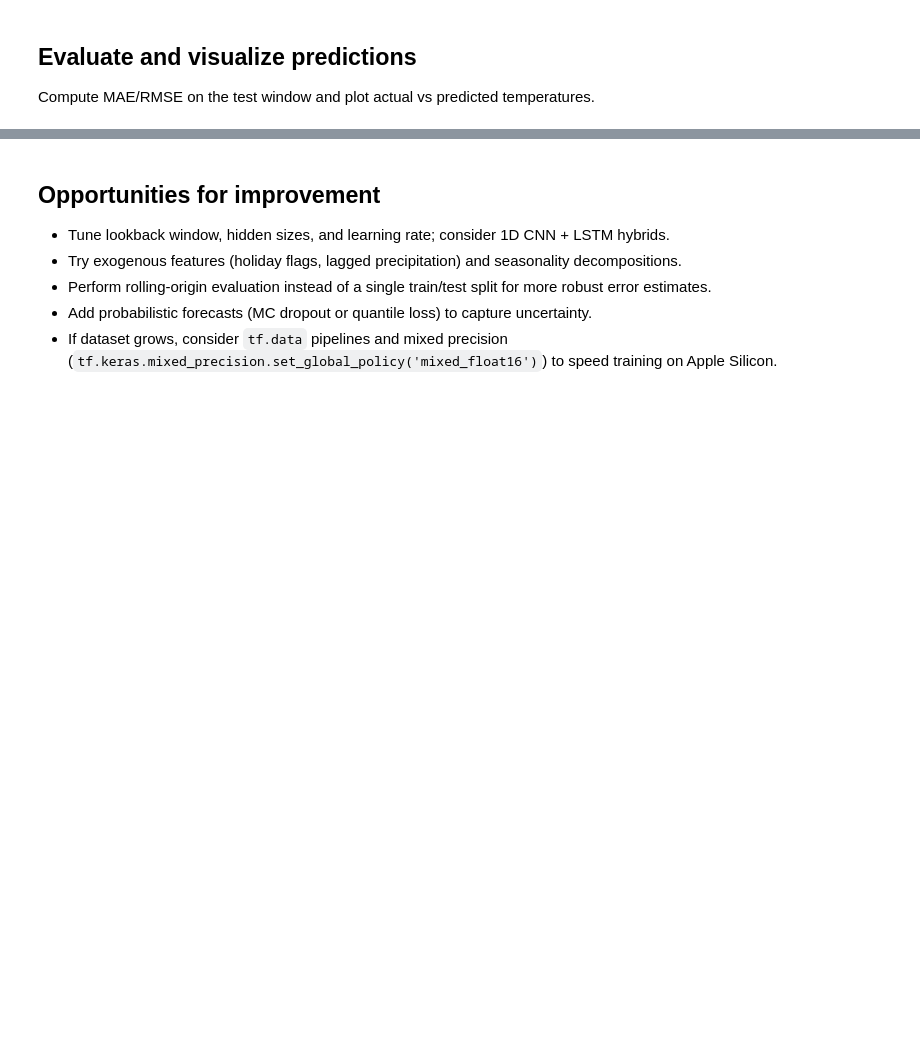
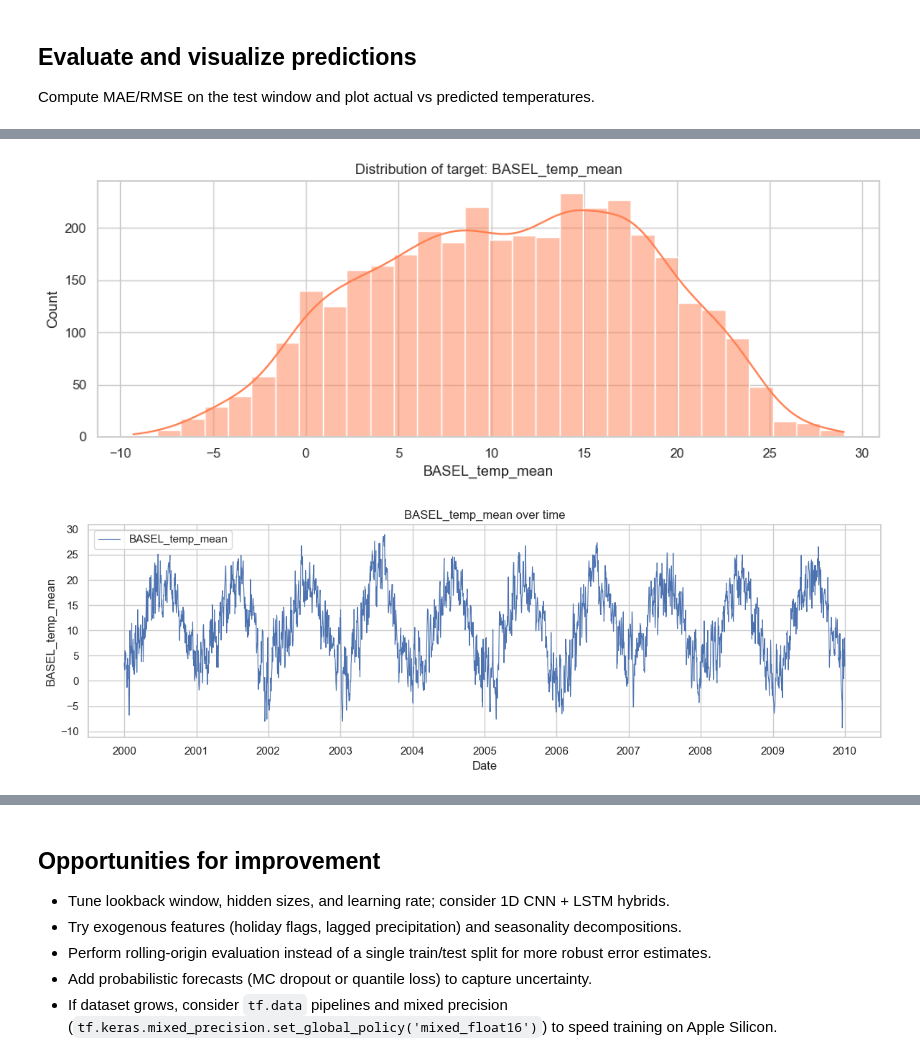
Before and after one commit to sebastian-shirazi/ds3001-final, a Jupyter notebook: weather-prediction-LSTM.ipynb, the cells around one changed output, grey strips where cells are left out. Drawn from its saved outputs; the diff is of its cells as text; code cells hidden in the pictures; blank space fills up the shorter version.

```diff
--- a/weather-prediction-LSTM.ipynb
+++ b/weather-prediction-LSTM.ipynb
@@ -359,0 +292,78 @@ plt.show()
+# %%
+# Predict on the hold-out set and invert scaling
+y_pred_scaled = model.predict(X_test)
+y_pred = target_scaler.inverse_transform(y_pred_scaled).flatten()
+y_true = target_scaler.inverse_transform(y_test.reshape(-1, 1)).flatten()
+
+mae = mean_absolute_error(y_true, y_pred)
+try:
+    rmse = mean_squared_error(y_true, y_pred, squared=False)
+except TypeError:  # compatibility with older scikit-learn
+    rmse = np.sqrt(mean_squared_error(y_true, y_pred))
+r2 = r2_score(y_true, y_pred)
+
+print({"MAE": mae, "RMSE": rmse, "R2": r2})
+
+# Time series plot with proper date formatting
+plt.figure(figsize=(10, 4))
+sns.histplot(df[target_col], bins=30, kde=True, color="coral")
+plt.title(f"Distribution of target: {target_col}")
+plt.xlabel(target_col)
+plt.ylabel("Count")
+plt.tight_layout()
+plt.show()
+
+# Time series with proper date formatting
+fig, ax = plt.subplots(figsize=(12, 4))
+if date_col in df.columns:
+    date_vals = pd.to_datetime(df[date_col], format="%Y%m%d", errors="coerce")
+    ax.plot(date_vals, df[target_col], label=target_col, linewidth=0.8)
+    ax.set_xlabel("Date")
+    # Format dates as year (e.g., 2008)
+    ax.xaxis.set_major_locator(mdates.YearLocator())
+    ax.xaxis.set_major_formatter(mdates.DateFormatter('%Y'))
+    ax.xaxis.set_minor_locator(mdates.MonthLocator(interval=6))
+else:
+    ax.plot(df[target_col].reset_index(drop=True), label=target_col, linewidth=0.8)
+    ax.set_xlabel("Observation index")
+ax.set_ylabel(target_col)
+ax.set_title(f"{target_col} over time")
+ax.legend()
+plt.tight_layout()
+plt.show()
+
+# Actual vs Predicted BASEL_temp_mean
+fig, ax = plt.subplots(figsize=(12, 4))
+# Reconstruct test_dates from original dataframe using same approach as plot above
+if date_col:
+    # Get the test set dates: start from WINDOW + split_idx in the original df
+    test_start_idx = WINDOW + split_idx
+    test_end_idx = test_start_idx + len(y_true)
+    test_dates = pd.to_datetime(df[date_col].iloc[test_start_idx:test_end_idx], format="%Y%m%d", errors="coerce").reset_index(drop=True)
+else:
+    test_dates = pd.RangeIndex(len(y_true))
+ax.plot(test_dates, y_true, label="Actual", color="black", linewidth=1)
+ax.plot(test_dates, y_pred, label="Predicted", color="teal", linewidth=1)
+ax.set_title(f"Actual vs Predicted {target_col}")
+ax.set_xlabel("Date")
+ax.set_ylabel(target_col)
+ax.xaxis.set_major_locator(mdates.MonthLocator(interval=2))
+ax.xaxis.set_major_formatter(mdates.DateFormatter("%Y-%m"))
+plt.setp(ax.xaxis.get_majorticklabels(), rotation=45)
+ax.grid(alpha=0.3, linestyle="--")
+ax.legend()
+plt.tight_layout()
+plt.show()
+
+
+plt.figure(figsize=(5, 5))
+plt.scatter(y_true, y_pred, alpha=0.6)
+min_val = min(y_true.min(), y_pred.min())
+max_val = max(y_true.max(), y_pred.max())
+plt.plot([min_val, max_val], [min_val, max_val], "r--")
+plt.xlabel(f"Actual")
+plt.ylabel(f"Predicted")
+plt.title(f"Predicted vs Actual ({target_col})")
+plt.tight_layout()
+plt.show()
+# %% [output]
@@ -359,0 +372,2 @@ plt.show()
+[figure, added]
+[figure, added]
```
Also changed, not shown: parts of 22 cells of this notebook.
